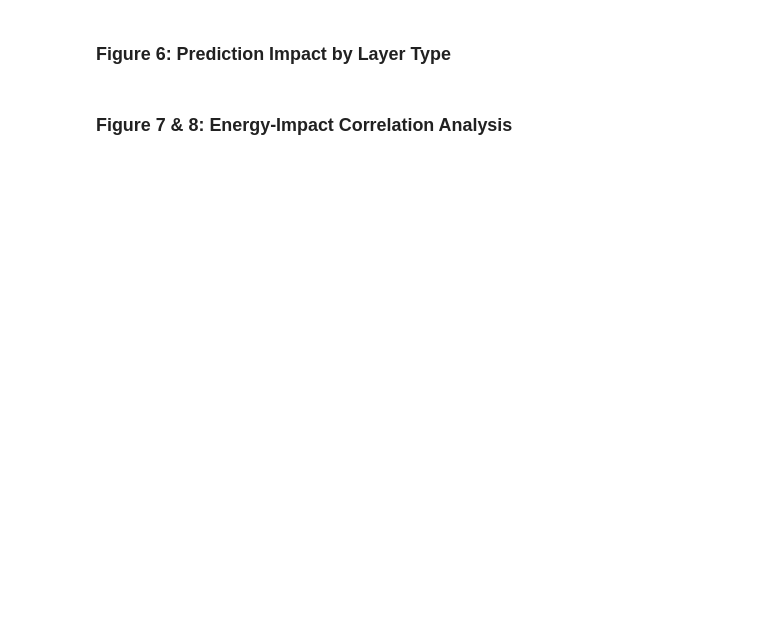
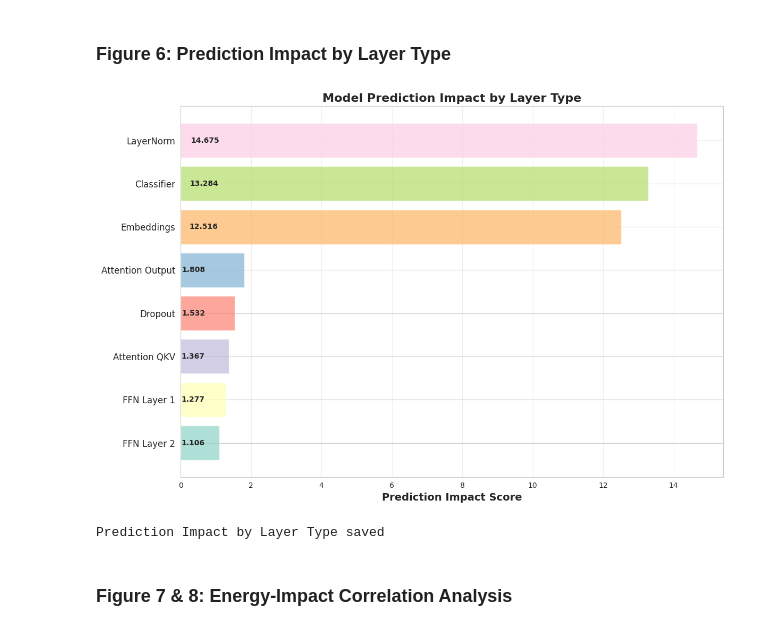
Before and after one commit to krishkc5/energy_aware_quantization, a Jupyter notebook: notebooks/complete-energy-aware-quantization.ipynb, the cells around one changed output. Saved outputs shown, nothing was run; the diff lists cells and outputs as text; code cells hidden in the pictures; blank space fills up the shorter version.

```diff
--- a/notebooks/complete-energy-aware-quantization.ipynb
+++ b/notebooks/complete-energy-aware-quantization.ipynb
@@ -1383,28 +1532,30 @@ print("Speed-Accuracy Trade-off saved")
 # %%
 # Figure 6: Prediction Impact by Layer Type
 fig, ax = plt.subplots(1, 1, figsize=(12, 8))
 
 type_impact_sorted = distilbert_type_impact.sort_values("impact_score", ascending=True)
 y_pos = range(len(type_impact_sorted))
 colors_type = plt.cm.Set3(range(len(type_impact_sorted)))
 
 bars = ax.barh(y_pos, type_impact_sorted["impact_score"], alpha=0.7, color=colors_type)
 ax.set_yticks(y_pos)
 ax.set_yticklabels(type_impact_sorted.index, fontsize=12)
-ax.invert_yaxis()
 ax.set_xlabel("Prediction Impact Score", fontsize=14, fontweight='bold')
 ax.set_title("Model Prediction Impact by Layer Type", fontsize=16, fontweight='bold')
 ax.grid(axis='x', alpha=0.3)
 
 for i, (idx, row) in enumerate(type_impact_sorted.iterrows()):
     ax.text(row["impact_score"] * 0.02, i, f'{row["impact_score"]:.3f}',
             va='center', fontsize=10, fontweight='bold')
 
 plt.tight_layout()
 plt.savefig(output_dirs['distilbert'] / 'prediction_impact_by_type.png', dpi=300, bbox_inches='tight')
 plt.show()
 
 print("Prediction Impact by Layer Type saved")
+# %% [output]
+[figure, added]
+Prediction Impact by Layer Type saved
 # %% [markdown]
 ### Figure 7 & 8: Energy-Impact Correlation Analysis
 # %%
```
Also changed, not shown: parts of 22 cells of this notebook.
